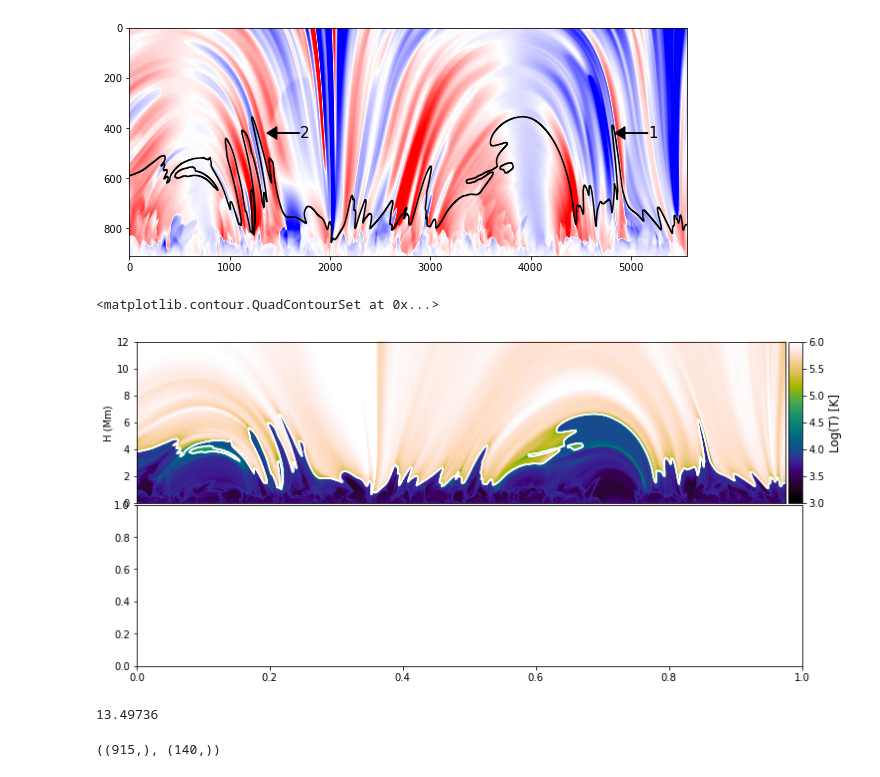
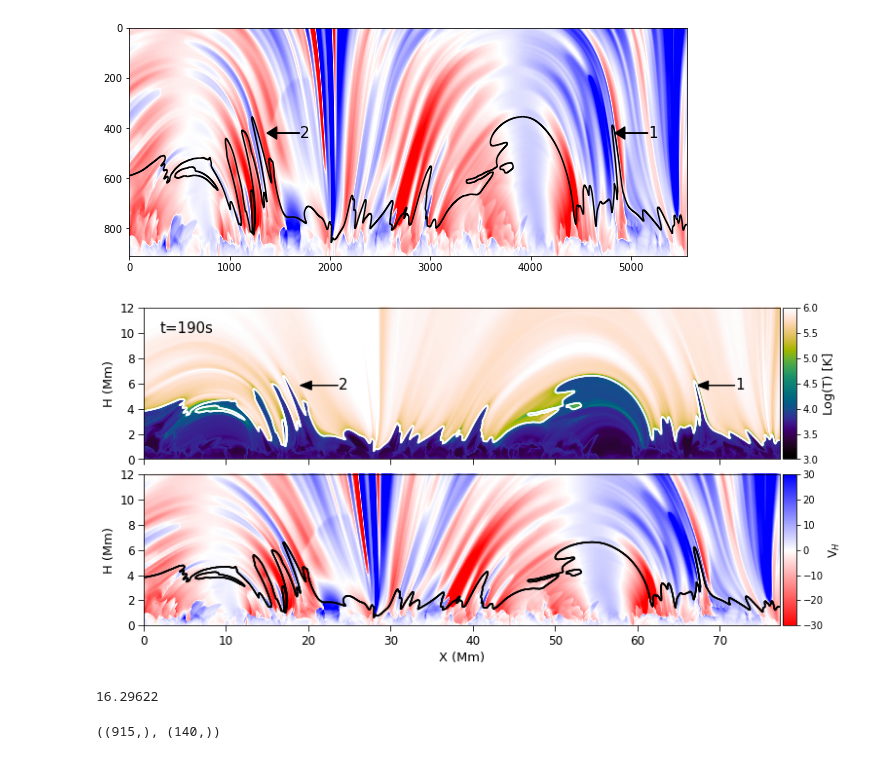
Before and after one commit to souvikita/Bifrost-simulation-analysis, a Jupyter notebook: Cont_function.ipynb, the cells around one changed output. Cells and saved outputs as stored; diff of their text form; code cells hidden in the pictures.

Commit message:
Added the simulation context figure

```diff
--- a/Cont_function.ipynb
+++ b/Cont_function.ipynb
@@ -84,33 +78,55 @@ plt.contour(mask_contour.T,levels=[3],colors=['black'])
 # %%
 sim_x,sim_y=temp_juan[0,:5562,19,500:1415].shape
 fig, axs =plt.subplots(2,1,figsize=(12,6),facecolor='w', edgecolor='k')
-fig.subplots_adjust(hspace = 0.01,wspace=0.26)
+fig.subplots_adjust(hspace = 0.1,wspace=0.26)
 axs=axs.ravel()
 mask_contour=np.zeros((sim_x,sim_y))
 temp_for_contour = temp_juan[0,:5562,19,500:1415]
 w_pixels = np.where(temp_for_contour <=35000)
 mask_contour[w_pixels]=1.
 
 norm1 = cm.colors.Normalize(vmax=6, vmin=3)
 im0 = NonUniformImage(axs[0], interpolation=None, extent=[x[0]/1e6, x[5562]/1e6,0,12],cmap=cmr.rainforest,norm=norm1)
 im0.set_data(x[:5562]/1e6,z1[1415:500:-1],np.flipud(np.squeeze(np.log10(temp_juan[0,:5562,19,500:1415].T))))
 axs[0].set_xlim(x[0]/1e6, x[5562]/1e6)
 axs[0].set_ylim(0,12)
 axs[0].images.append(im0)
-axs[0].set_xticks([])
-axs[0].set_ylabel('H (Mm)')
+axs[0].set_xticklabels([])
+axs[0].set_ylabel('H (Mm)',fontsize=13)
 divider = make_axes_locatable(axs[0])
 cax0 = divider.append_axes("right", size="2%", pad=0.05)
 cbar=plt.colorbar(im0,cax=cax0)
-cbar.set_label(r'Log(T) [K]',size=12)
+cbar.set_label(r'Log(T) [K]',size=13)
 axs[0].contour(x[:5562]/1e6,z1[500:1415],mask_contour.T,levels=2,colors=['white'])
+axs[0].arrow(x[5170]/1e6,z1[420+500],-230*0.014,0,length_includes_head=False,head_width=50*0.014, head_length=100*0.014,color='black')
+axs[0].text(x[5170]/1e6,z1[420+500],'1',size=15,va='center')
+axs[0].arrow(x[1700]/1e6,z1[420+500],-230*0.014,0,length_includes_head=False,head_width=50*0.014, head_length=100*0.014,color='black')
+axs[0].text(x[1700]/1e6,z1[420+500],'2',size=15,va='center')
+axs[0].tick_params(direction='out', length=6,color='black',labelsize=12)
+axs[0].text(2,10,'t=190s',size=15)
+
+norm1 = cm.colors.Normalize(vmax=30, vmin=-30)
+im0 = NonUniformImage(axs[1], interpolation=None, extent=[x[0]/1e6, x[5562]/1e6,0,12],cmap='bwr_r',norm=norm1)
+im0.set_data(x[:5562]/1e6,z1[1415:500:-1],np.flipud(np.squeeze((vel_juan[0,:5562,19,500:1415].T)/1e3)))
+axs[1].set_xlim(x[0]/1e6, x[5562]/1e6)
+axs[1].set_ylim(0,12)
+axs[1].images.append(im0)
+#axs[1].set_xticks([])
+axs[1].set_ylabel('H (Mm)',fontsize=13)
+divider = make_axes_locatable(axs[1])
+cax0 = divider.append_axes("right", size="2%", pad=0.05)
+cbar=plt.colorbar(im0,cax=cax0)
+cbar.set_label(r'V$_{H}$',size=12)
+axs[1].contour(x[:5562]/1e6,z1[500:1415],mask_contour.T,levels=2,colors=['black'])
+axs[1].set_xlabel('X (Mm)',fontsize=13)
+axs[1].tick_params(direction='out', length=6,color='black',labelsize=12)
+plt.savefig('/mn/stornext/d9/souvikb/paper5_results/Context_sim_snap.pdf',dpi=400,format='pdf',bbox_inches = 'tight',pad_innches=0.1)
 # %% [output]
-<matplotlib.contour.QuadContourSet at 0x...>
-[figure, old version]
+[figure, new version]
 # %%
-z1[500]
+z1[420]
 # %% [output]
-13.49736
+16.29622
 # %%
 z1[1415:500:-1].shape, x1.shape
 # %% [output]
```
Also changed, not shown: parts of 3 cells of this notebook.
